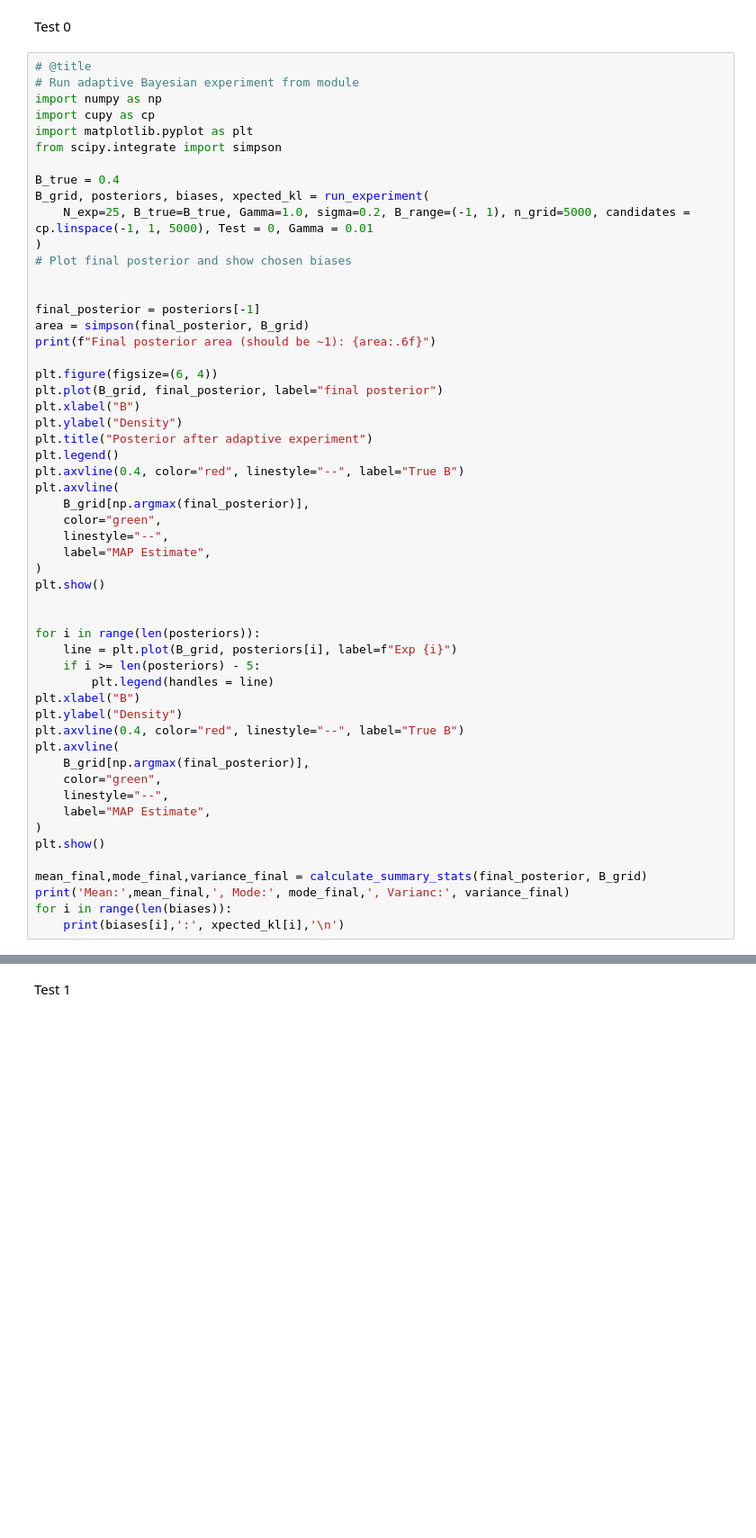
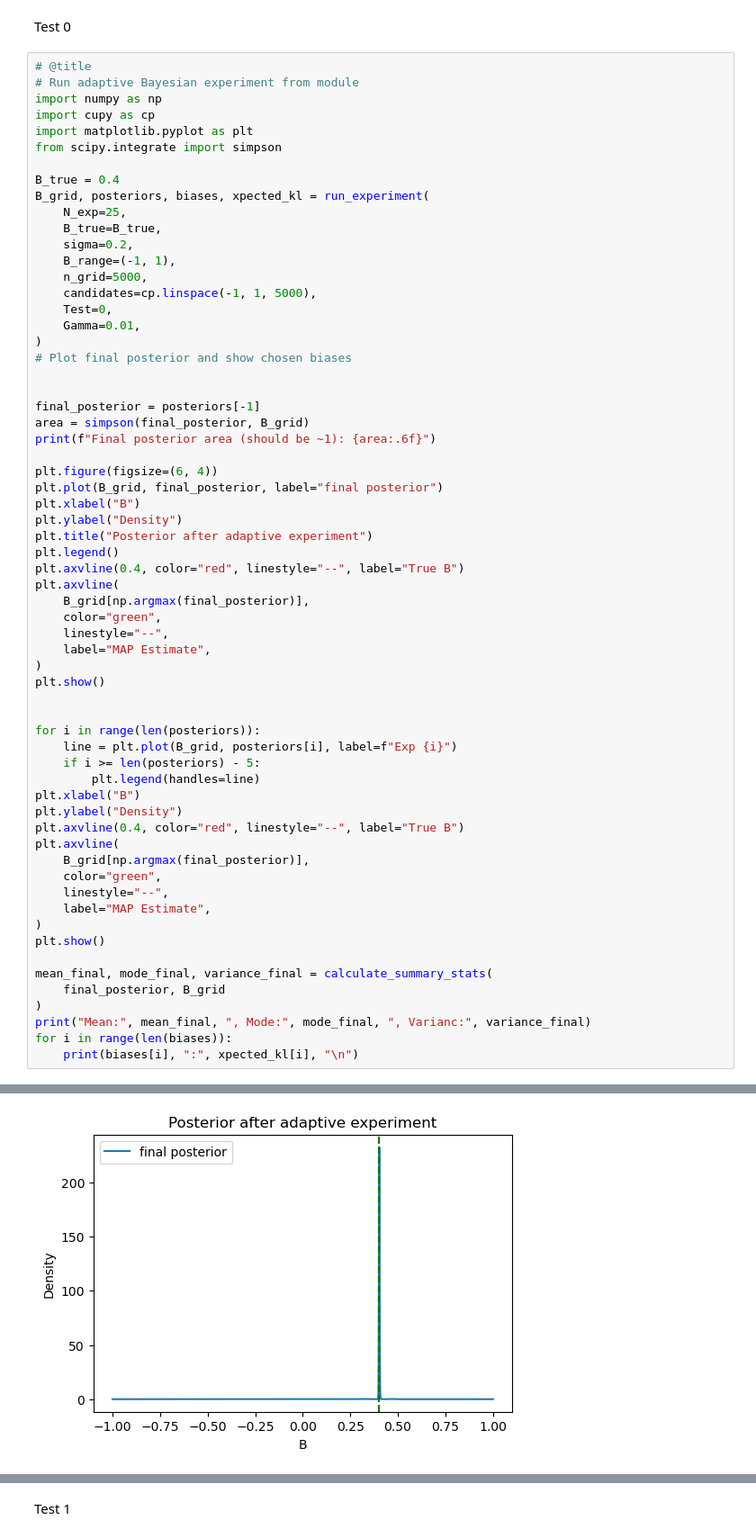
Before and after one commit to apranav22/bayesian_nmor, a Jupyter notebook: toy_bayesian_model.ipynb, the cells around one changed output, grey strips where cells are left out. Shown at 90% size. Drawn from its saved outputs; the diff is of its cells as text; blank space fills up the shorter version.

```diff
--- a/toy_bayesian_model.ipynb
+++ b/toy_bayesian_model.ipynb
@@ -268,7 +449,14 @@ from scipy.integrate import simpson
 
 B_true = 0.4
 B_grid, posteriors, biases, xpected_kl = run_experiment(
-    N_exp=25, B_true=B_true, Gamma=1.0, sigma=0.2, B_range=(-1, 1), n_grid=5000, candidates = cp.linspace(-1, 1, 5000), Test = 0, Gamma = 0.01
+    N_exp=25,
+    B_true=B_true,
+    sigma=0.2,
+    B_range=(-1, 1),
+    n_grid=5000,
+    candidates=cp.linspace(-1, 1, 5000),
+    Test=0,
+    Gamma=0.01,
 )
 # Plot final posterior and show chosen biases
 
@@ -296,7 +484,7 @@ plt.show()
 for i in range(len(posteriors)):
     line = plt.plot(B_grid, posteriors[i], label=f"Exp {i}")
     if i >= len(posteriors) - 5:
-        plt.legend(handles = line)
+        plt.legend(handles=line)
 plt.xlabel("B")
 plt.ylabel("Density")
 plt.axvline(0.4, color="red", linestyle="--", label="True B")
@@ -308,7 +496,10 @@ plt.axvline(
 )
 plt.show()
 
-mean_final,mode_final,variance_final = calculate_summary_stats(final_posterior, B_grid)
-print('Mean:',mean_final,', Mode:', mode_final,', Varianc:', variance_final)
+mean_final, mode_final, variance_final = calculate_summary_stats(
+    final_posterior, B_grid
+)
+print("Mean:", mean_final, ", Mode:", mode_final, ", Varianc:", variance_final)
 for i in range(len(biases)):
-    print(biases[i],':', xpected_kl[i],'\n')
+    print(biases[i], ":", xpected_kl[i], "\n")
+# %% [output]
@@ -314,0 +507 @@ for i in range(len(biases)):
+[figure, added]
```
Also changed, not shown: parts of 14 cells of this notebook, 2 other files.
